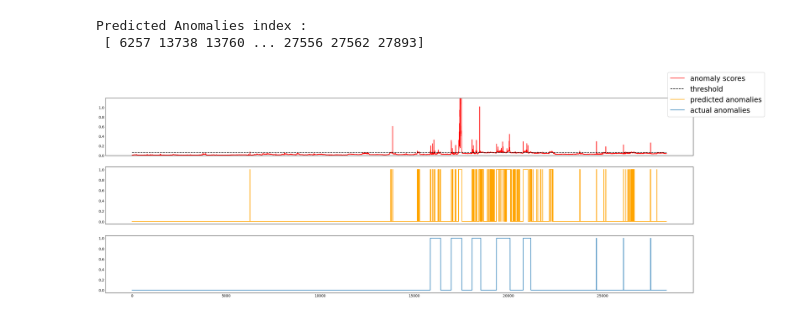
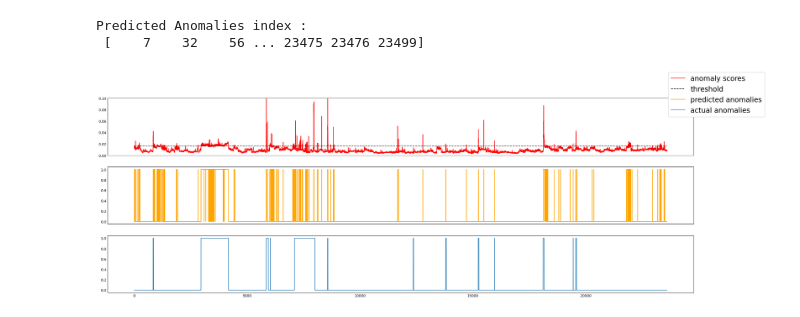
Before and after one commit to Jaeyoungkoh/Anomaly-Detection, a Jupyter notebook: plotting_anomaly_indetails.ipynb, the cells around one changed output. Cells and saved outputs as stored; diff of their text form; code cells hidden in the pictures.

```diff
--- a/plotting_anomaly_indetails.ipynb
+++ b/plotting_anomaly_indetails.ipynb
@@ -5,7 +5,7 @@ import matplotlib.pyplot as plt
 import pandas as pd
 import os
 
-output_folder = r'output\SMD\Proposed_v2\16032026_162930'
+output_folder = r'output\SMD\Proposed_v2\17032026_100253'
 file_dir = os.path.join(output_folder, 'test_output.pkl')
 
 # Load test_output.pkl
@@ -27,34 +27,34 @@ print(f"Predicted Anomalies index : \n {pred_anomalies_idx}")
 fig, axs = plt.subplots(3, figsize=(30, 10), sharex=True)
 
 axs[0].plot(data_copy["A_Score_Global"], c="r", label="anomaly scores")
 axs[0].plot(data_copy["Thresh_Global_bf"], linestyle="dashed", c="black", label="threshold")
 axs[1].plot(data_copy["A_Pred_Global_bf"], label="predicted anomalies", c="orange")
 axs[2].plot(data_copy["A_True_Global"], label="actual anomalies")
 
-axs[0].set_ylim([0, 20 * np.mean(data_copy["Thresh_Global_bf"].values)])
-# axs[0].set_ylim([0 , 0.1])
+# axs[0].set_ylim([0, 5 * np.mean(data_copy["Thresh_Global_bf"].values)])
+axs[0].set_ylim([0 , 0.1])
 fig.legend(prop={"size": 20})
 # plt.show()
 
 
 # Y축 범위 설정
 # axs[0].set_ylim([0, 3 * np.mean(data_copy["Thresh_Global_bf"].values)])
 
 # ---------------------------------------------------------
 # [수정된 부분] 모든 서브플롯(axs)에 대해 눈금 선 및 격자 제거 설정
 # ---------------------------------------------------------
 for ax in axs:
     # 1. 배경의 수평/수직 격자(Grid) 끄기
     ax.grid(False)
 
     # 2. 축 위의 눈금 표시(작은 작대기) 길이 0으로 설정 (안 보이게 함)
     # axis='both': x, y축 모두 적용
     # which='both': 주 눈금(major)과 보조 눈금(minor) 모두 적용
     ax.tick_params(axis='both', which='both', length=0)
 
 fig.legend(prop={"size": 20})
 plt.show()
 # %% [output]
 Predicted Anomalies index :
- [ 6257 13738 13760 ... 27556 27562 27893]
+ [    7    32    56 ... 23475 23476 23499]
-[figure, old version]
+[figure, new version]
```
Also changed, not shown: parts of 2 cells of this notebook, 8 other files.
